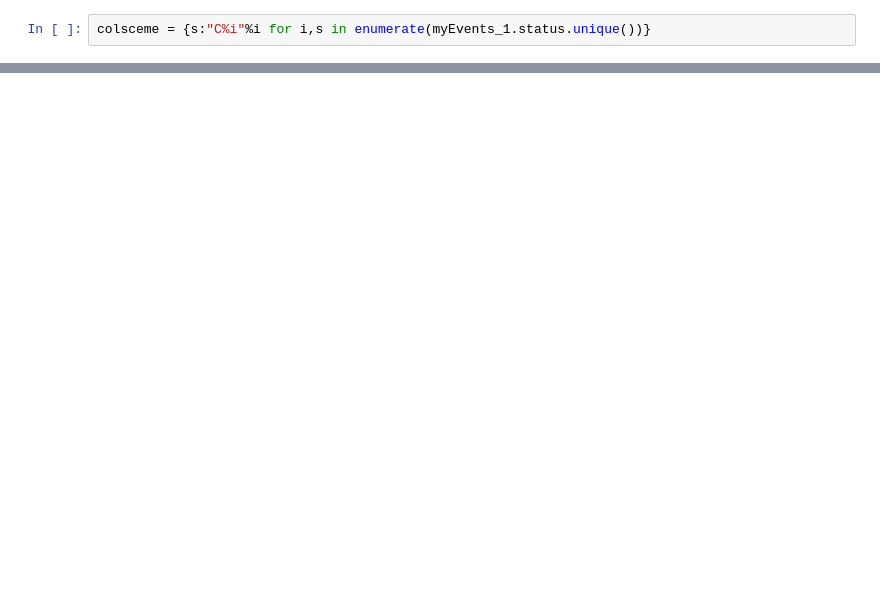
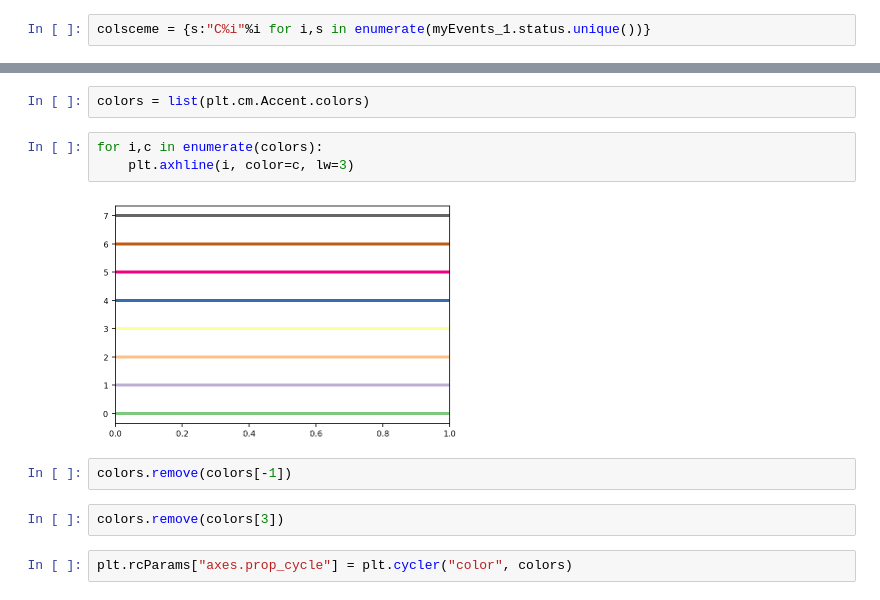
Before and after one commit to szarma/Physio_Ca, a Jupyter notebook: docs/event_distillery_demo.ipynb, the cells around one changed output, grey strips where cells are left out. Drawn from its saved outputs; the diff is of its cells as text; blank space fills up the shorter version.

```diff
--- a/docs/event_distillery_demo.ipynb
+++ b/docs/event_distillery_demo.ipynb
@@ -254,0 +359,13 @@ myEvents_1.query("t0>750 and tend<840 and its==0")
+# %%
+colors = list(plt.cm.Accent.colors)
+# %%
+for i,c in enumerate(colors):
+    plt.axhline(i, color=c, lw=3)
+# %% [output]
+[figure, added]
+# %%
+colors.remove(colors[-1])
+# %%
+colors.remove(colors[3])
+# %%
+plt.rcParams["axes.prop_cycle"] = plt.cycler("color", colors)
```
Also changed, not shown: parts of 13 cells of this notebook, 2 other files.
